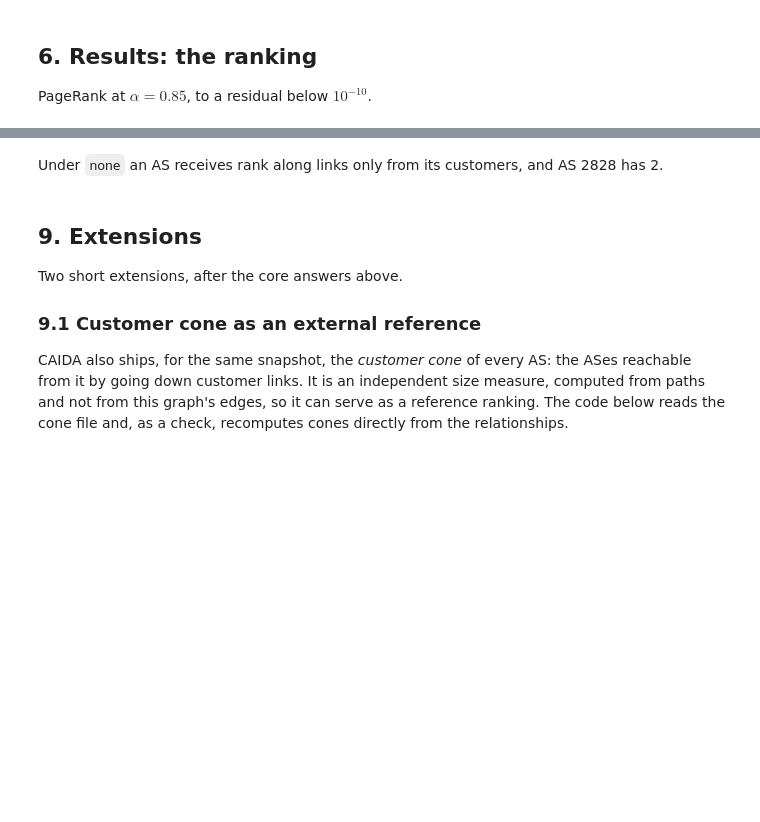
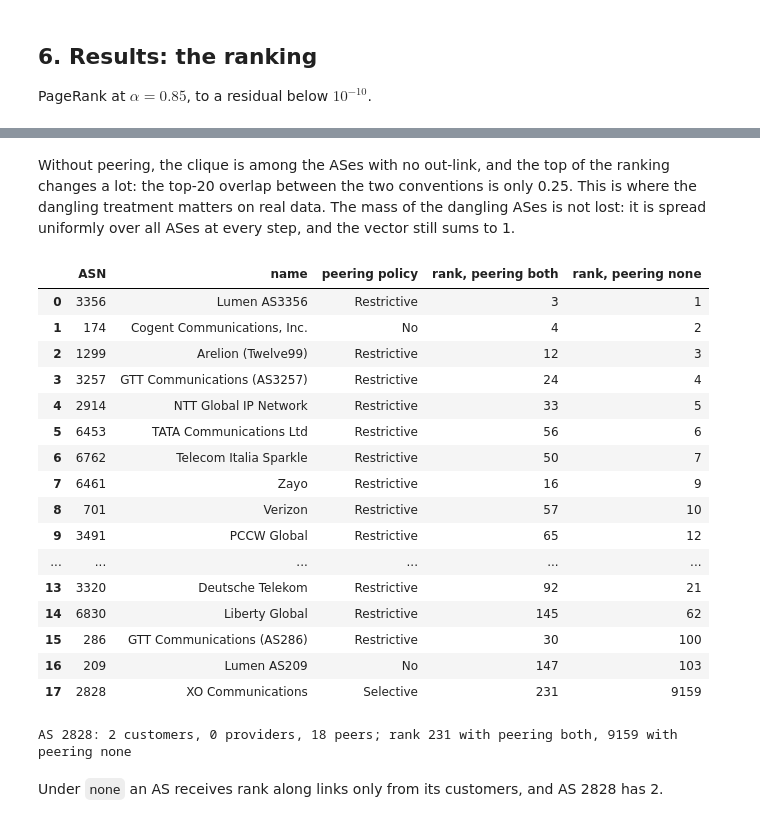
Before and after one commit to irenesape/pagerank-internet-as, a Jupyter notebook: submission/pagerank_internet_as.ipynb, the cells around one changed output, grey strips where cells are left out. Saved outputs shown, nothing was run; the diff lists cells and outputs as text; code cells hidden in the pictures; blank space fills up the shorter version.

```diff
--- a/submission/pagerank_internet_as.ipynb
+++ b/submission/pagerank_internet_as.ipynb
@@ -1526,10 +1705,0 @@ print(
-# %% [markdown]
-Under `none` an AS receives rank along links only from its customers, and AS 2828 has 2.
-# %% [markdown]
-## 9. Extensions
-
-Two short extensions, after the core answers above.
-
-### 9.1 Customer cone as an external reference
-
-CAIDA also ships, for the same snapshot, the *customer cone* of every AS: the ASes reachable from it by going down customer links. It is an independent size measure, computed from paths and not from this graph's edges, so it can serve as a reference ranking. The code below reads the cone file and, as a check, recomputes cones directly from the relationships.
@@ -1784,0 +1706,42 @@ pd.DataFrame(
+# %% [markdown]
+Without peering, the clique is among the ASes with no out-link, and the top of the ranking changes a lot: the top-20 overlap between the two conventions is only 0.25. This is where the dangling treatment matters on real data. The mass of the dangling ASes is not lost: it is spread uniformly over all ASes at every step, and the vector still sums to 1.
+# %%
+rank_none = rank_positions(pr_none)
+pd.DataFrame(
+    {
+        "ASN": build.asns[clique_nodes],
+        "name": [AS_NAMES.get(int(a), ("", ""))[0] for a in build.asns[clique_nodes]],
+        "peering policy": [AS_NAMES.get(int(a), ("", ""))[1] for a in build.asns[clique_nodes]],
+        "rank, peering both": pr_rank[clique_nodes],
+        "rank, peering none": rank_none[clique_nodes],
+    }
+).sort_values("rank, peering none").reset_index(drop=True)
+# %% [output]
+|  | ASN | name | peering policy | rank, peering both | rank, peering none |
+| 0 | 3356 | Lumen AS3356 | Restrictive | 3 | 1 |
+| 1 | 174 | Cogent Communications, Inc. | No | 4 | 2 |
+| 2 | 1299 | Arelion (Twelve99) | Restrictive | 12 | 3 |
+| 3 | 3257 | GTT Communications (AS3257) | Restrictive | 24 | 4 |
+| 4 | 2914 | NTT Global IP Network | Restrictive | 33 | 5 |
+| 5 | 6453 | TATA Communications Ltd | Restrictive | 56 | 6 |
+| 6 | 6762 | Telecom Italia Sparkle | Restrictive | 50 | 7 |
+| 7 | 6461 | Zayo | Restrictive | 16 | 9 |
+| 8 | 701 | Verizon | Restrictive | 57 | 10 |
+| 9 | 3491 | PCCW Global | Restrictive | 65 | 12 |
+| ... | ... | ... | ... | ... | ... |
+| 13 | 3320 | Deutsche Telekom | Restrictive | 92 | 21 |
+| 14 | 6830 | Liberty Global | Restrictive | 145 | 62 |
+| 15 | 286 | GTT Communications (AS286) | Restrictive | 30 | 100 |
+| 16 | 209 | Lumen AS209 | No | 147 | 103 |
+| 17 | 2828 | XO Communications | Selective | 231 | 9159 |
+# %%
+node_2828 = int(index_of(build.asns, np.array([2828]))[0])
+print(
+    f"AS 2828: {n_customers[node_2828]} customers, {n_providers[node_2828]} providers, "
+    f"{n_peers[node_2828]} peers; rank {pr_rank[node_2828]} with peering both, "
+    f"{rank_none[node_2828]} with peering none"
+)
+# %% [output]
+AS 2828: 2 customers, 0 providers, 18 peers; rank 231 with peering both, 9159 with peering none
+# %% [markdown]
+Under `none` an AS receives rank along links only from its customers, and AS 2828 has 2.
```
Also changed, not shown: parts of 54 cells of this notebook, 4 other files.
